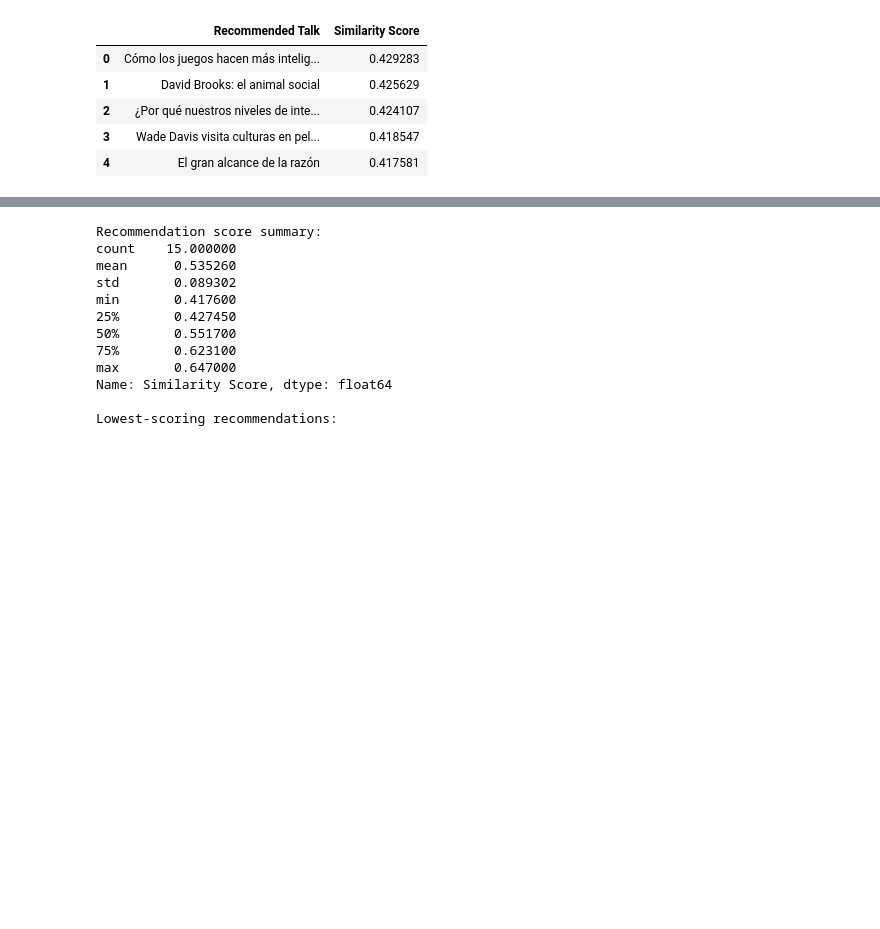
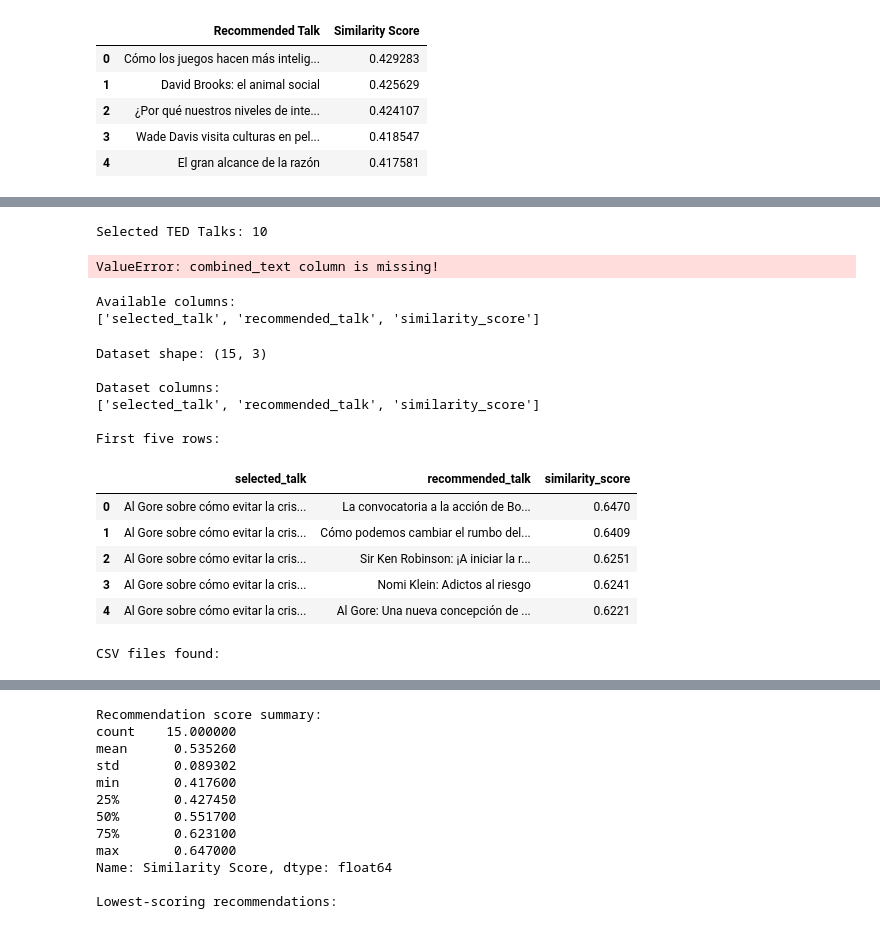
Before and after one commit to springboardmentor098/TED-TALK-RECOMMENDATION-SYSTEM, a Jupyter notebook: notebooks/04_tfidf_vectorization.ipynb, the cells around one changed output, grey strips where cells are left out. Drawn from its saved outputs; the diff is of its cells as text; code cells hidden in the pictures; blank space fills up the shorter version.

```diff
--- a/notebooks/04_tfidf_vectorization.ipynb
+++ b/notebooks/04_tfidf_vectorization.ipynb
@@ -302,0 +376,80 @@ Recommendations saved to: C:\Users\bhava\Downloads\ted_talks.csv\2020-05-01\ted_
+# %%
+
+# Select first 10 TED Talks
+selected_indices = list(range(min(10, len(usable_df))))
+
+print("Selected TED Talks:", len(selected_indices))
+# %% [output]
+Selected TED Talks: 10
+# %%
+
+import pandas as pd
+import numpy as np
+
+from sklearn.feature_extraction.text import TfidfVectorizer
+from sklearn.metrics.pairwise import cosine_similarity
+
+# Check combined_text column
+if "combined_text" not in usable_df.columns:
+    raise ValueError("combined_text column is missing!")
+
+# Handle missing values
+usable_df["combined_text"] = (
+    usable_df["combined_text"].fillna("").astype(str)
+)
+
+# Generate TF-IDF vectors
+tfidf = TfidfVectorizer(
+    stop_words=None,
+    max_features=10000,
+    ngram_range=(1, 2)
+)
+
+tfidf_matrix = tfidf.fit_transform(
+    usable_df["combined_text"]
+)
+
+print("TF-IDF generated successfully!")
+print("TF-IDF shape:", tfidf_matrix.shape)
+# %% [output]
+ValueError: combined_text column is missing!
+# %%
+print("Available columns:")
+print(usable_df.columns.tolist())
+# %% [output]
+Available columns:
+['selected_talk', 'recommended_talk', 'similarity_score']
+# %%
+print("Dataset shape:", usable_df.shape)
+
+print("\nDataset columns:")
+print(usable_df.columns.tolist())
+
+print("\nFirst five rows:")
+display(usable_df.head())
+# %% [output]
+Dataset shape: (15, 3)
+
+Dataset columns:
+['selected_talk', 'recommended_talk', 'similarity_score']
+
+First five rows:
+|  | selected_talk | recommended_talk | similarity_score |
+| 0 | Al Gore sobre cómo evitar la cris... | La convocatoria a la acción de Bo... | 0.6470 |
+| 1 | Al Gore sobre cómo evitar la cris... | Cómo podemos cambiar el rumbo del... | 0.6409 |
+| 2 | Al Gore sobre cómo evitar la cris... | Sir Ken Robinson: ¡A iniciar la r... | 0.6251 |
+| 3 | Al Gore sobre cómo evitar la cris... | Nomi Klein: Adictos al riesgo | 0.6241 |
+| 4 | Al Gore sobre cómo evitar la cris... | Al Gore: Una nueva concepción de ... | 0.6221 |
+# %%
+from pathlib import Path
+
+project_dir = Path(
+    r"C:\Users\bhava\OneDrive\Desktop\TED TALK RECOMMEDATION\ted-talks-recommender"
+)
+
+print("CSV files found:\n")
+
+for file in project_dir.rglob("*.csv"):
+    print(file)
+# %% [output]
+CSV files found:
```
Also changed, not shown: parts of 15 cells of this notebook, 2 other files.
